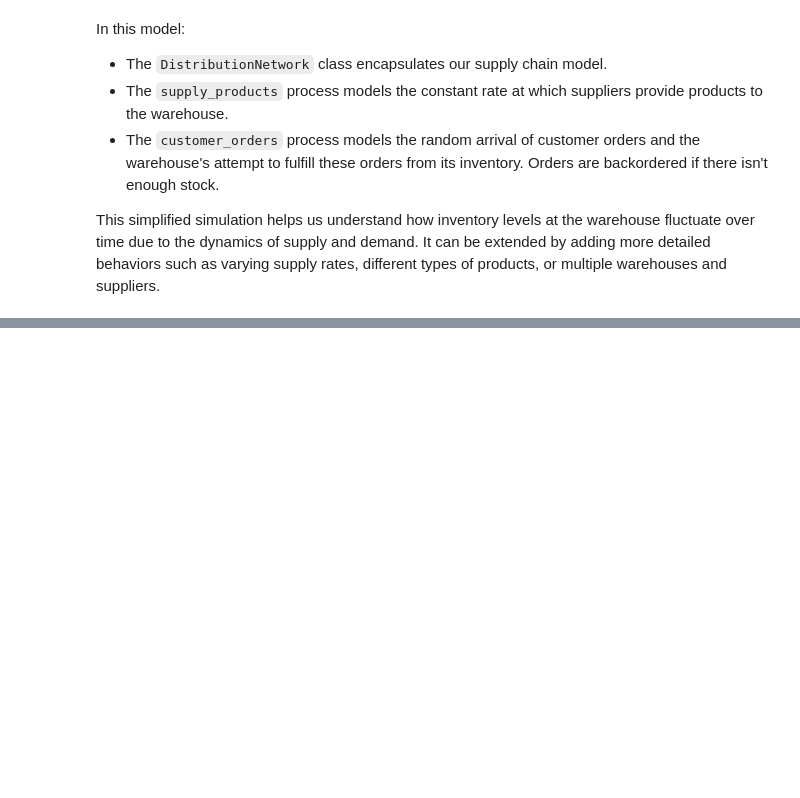
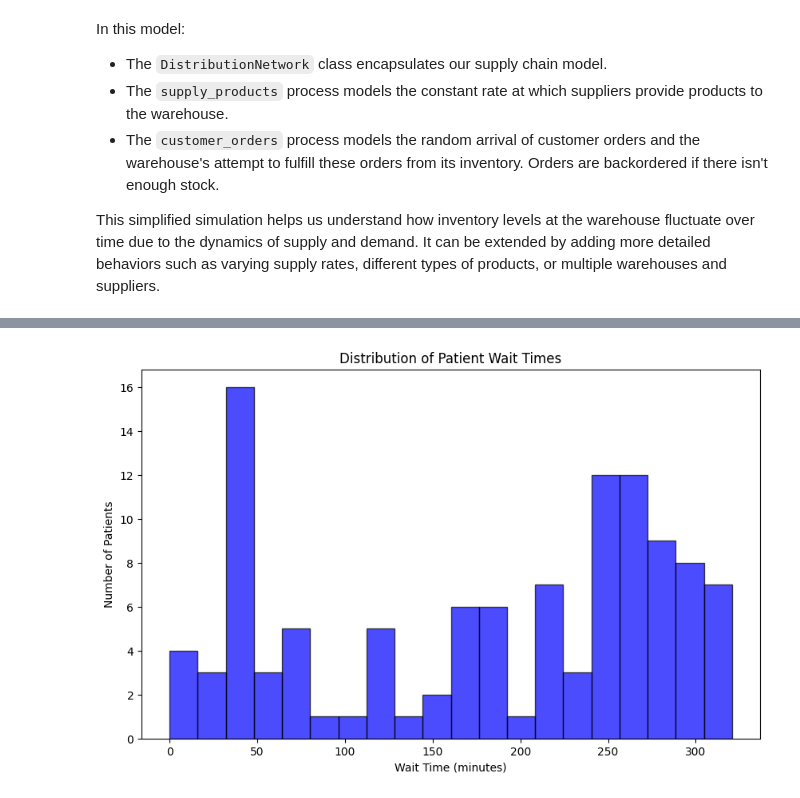
Before and after one commit to miguel-conde/simulation, a Jupyter notebook: PYTHON/notebooks/simpy_and_system_dynamics.ipynb, the cells around one changed output, grey strips where cells are left out. Saved outputs shown, nothing was run; the diff lists cells and outputs as text; code cells hidden in the pictures; blank space fills up the shorter version.

Commit message:
terminado curso primer simpy

```diff
--- a/PYTHON/notebooks/simpy_and_system_dynamics.ipynb
+++ b/PYTHON/notebooks/simpy_and_system_dynamics.ipynb
@@ -525,0 +763,13 @@ This simplified simulation helps us understand how inventory levels at the wareh
+# %%
+def patient_arrivals(env, hospital):
+    patient_id = 0
+    while True:
+        yield env.timeout(random.expovariate(1.0 / PATIENT_INTERARRIVAL_TIME))  # Next patient arrival
+        patient_id += 1
+        env.process(hospital.treat_patient(f"Patient {patient_id}"))
+
+# Set up and run the simulation
+env = simpy.Environment()
+hospital = HospitalED(env)
+env.process(patient_arrivals(env, hospital))
+env.run(until=SIMULATION_TIME)
@@ -525,0 +781,15 @@ This simplified simulation helps us understand how inventory levels at the wareh
+# %%
+import matplotlib.pyplot as plt
+
+def plot_wait_times(wait_times):
+    plt.figure(figsize=(10, 6))
+    plt.hist(wait_times, bins=20, alpha=0.7, color='blue', edgecolor='black')
+    plt.title('Distribution of Patient Wait Times')
+    plt.xlabel('Wait Time (minutes)')
+    plt.ylabel('Number of Patients')
+    plt.show()
+
+# Assuming the simulation has been run and data collected
+plot_wait_times(hospital.data["wait_times"])
+# %% [output]
+[figure, added]
```
Also changed, not shown: parts of 70 cells of this notebook.
